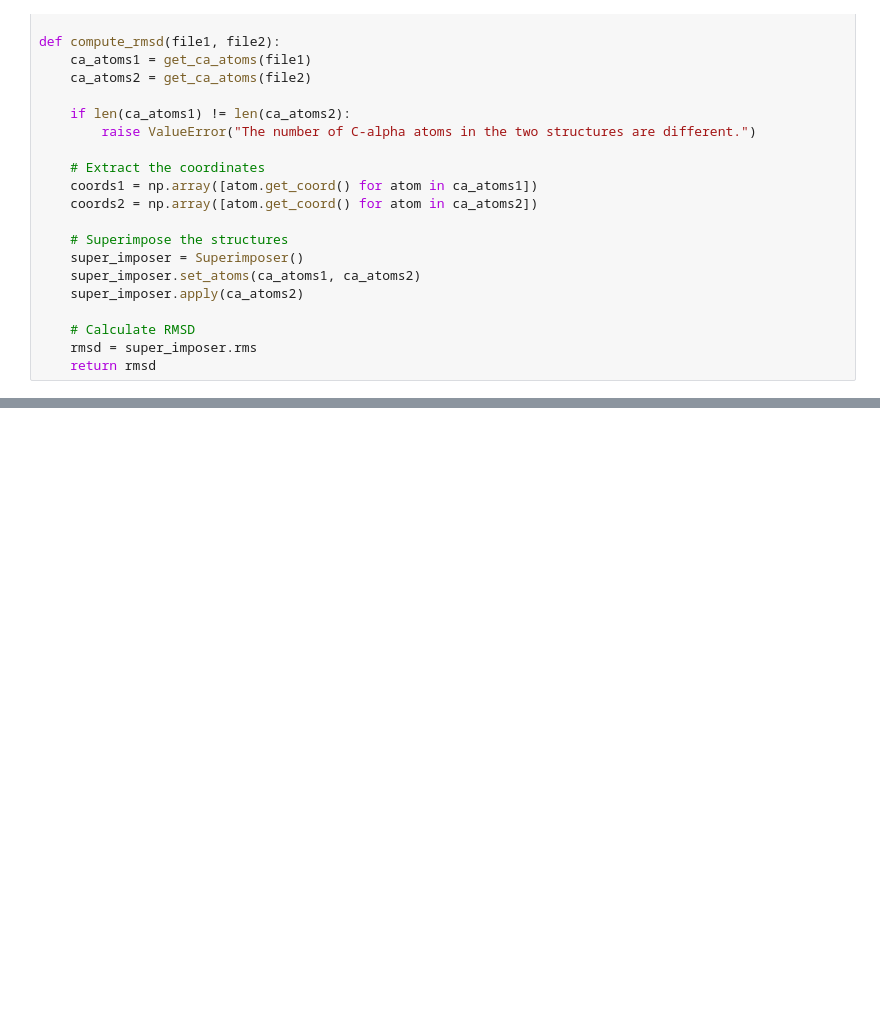
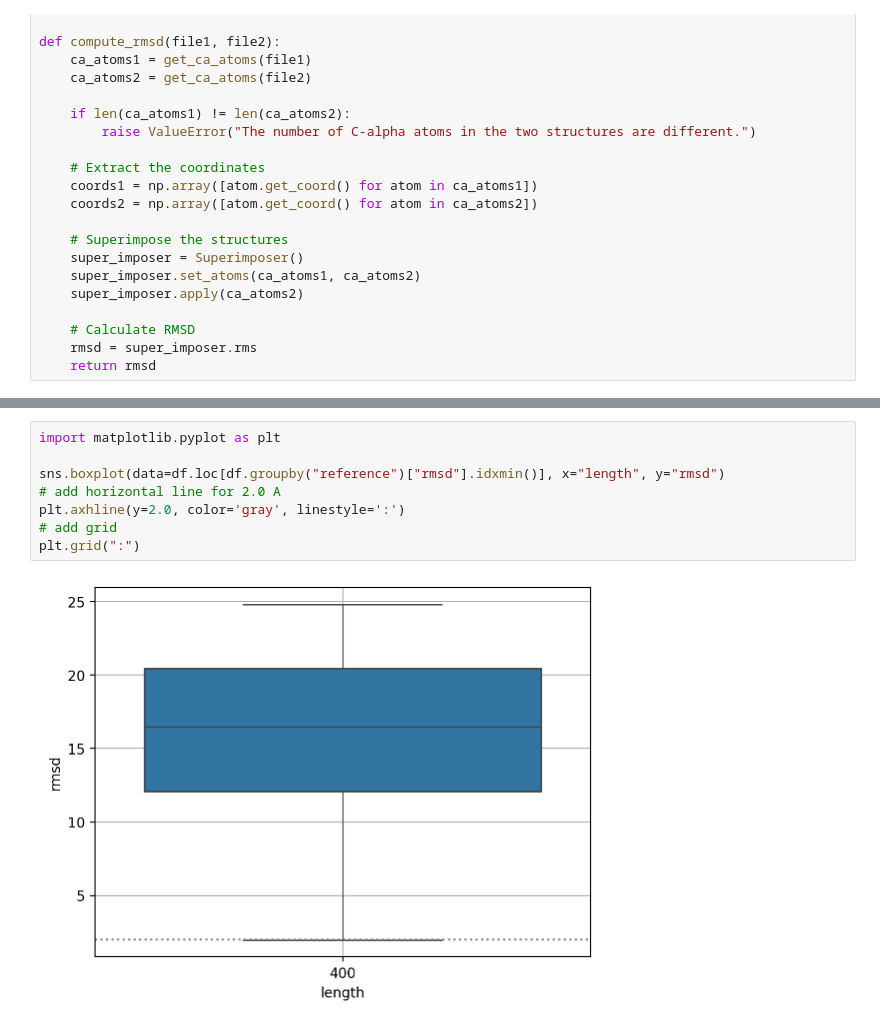
Before and after one commit to theis-lab-protein-design/protein_design, a Jupyter notebook: compute_scores.ipynb, the cells around one changed output, grey strips where cells are left out. Drawn from its saved outputs; the diff is of its cells as text; blank space fills up the shorter version.

```diff
--- a/compute_scores.ipynb
+++ b/compute_scores.ipynb
@@ -93,0 +164,10 @@ df[:20]
+# %%
+import matplotlib.pyplot as plt
+
+sns.boxplot(data=df.loc[df.groupby("reference")["rmsd"].idxmin()], x="length", y="rmsd")
+# add horizontal line for 2.0 A
+plt.axhline(y=2.0, color='gray', linestyle=':')
+# add grid
+plt.grid(":")
+# %% [output]
+[figure, added]
```
Also changed, not shown: parts of 12 cells of this notebook, 3 other files.
